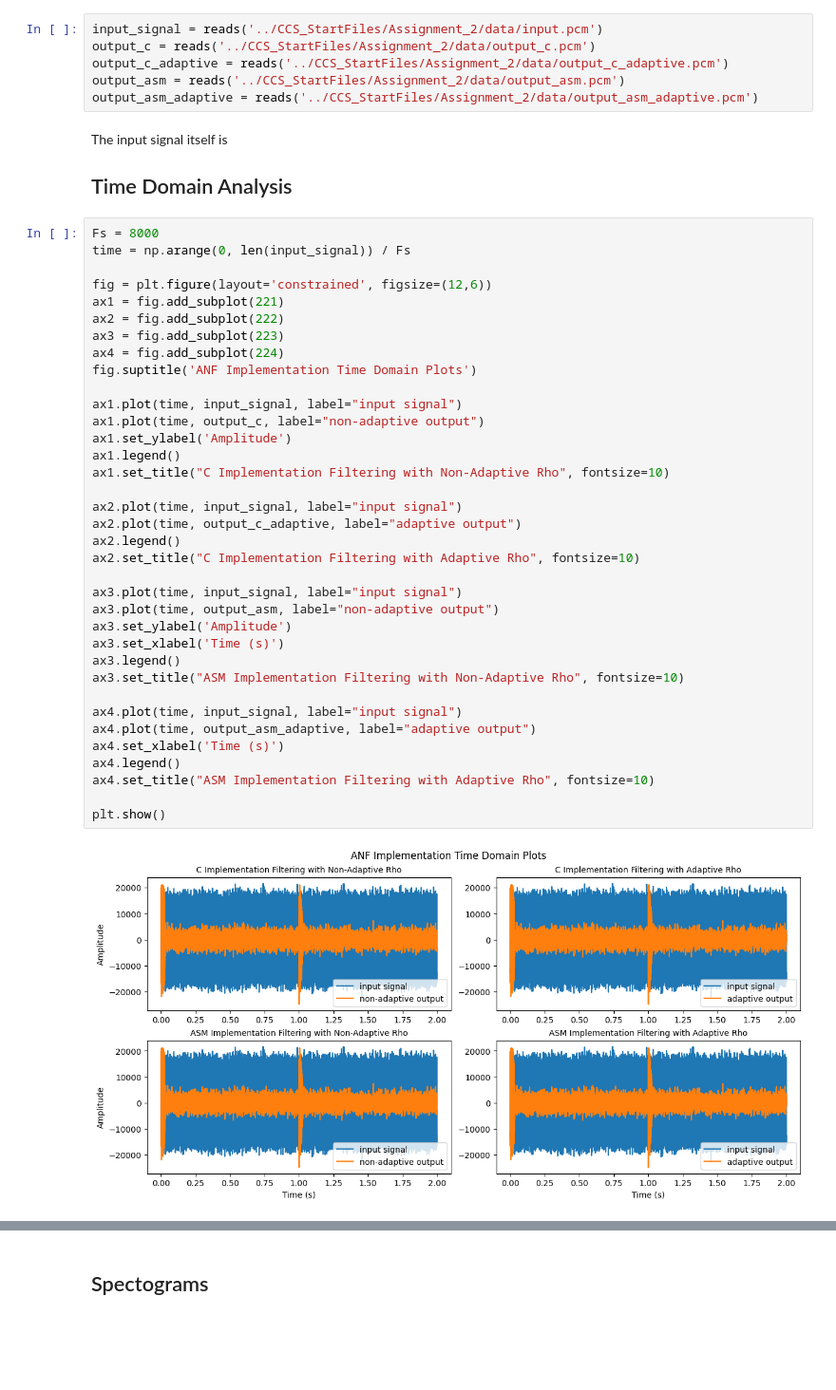
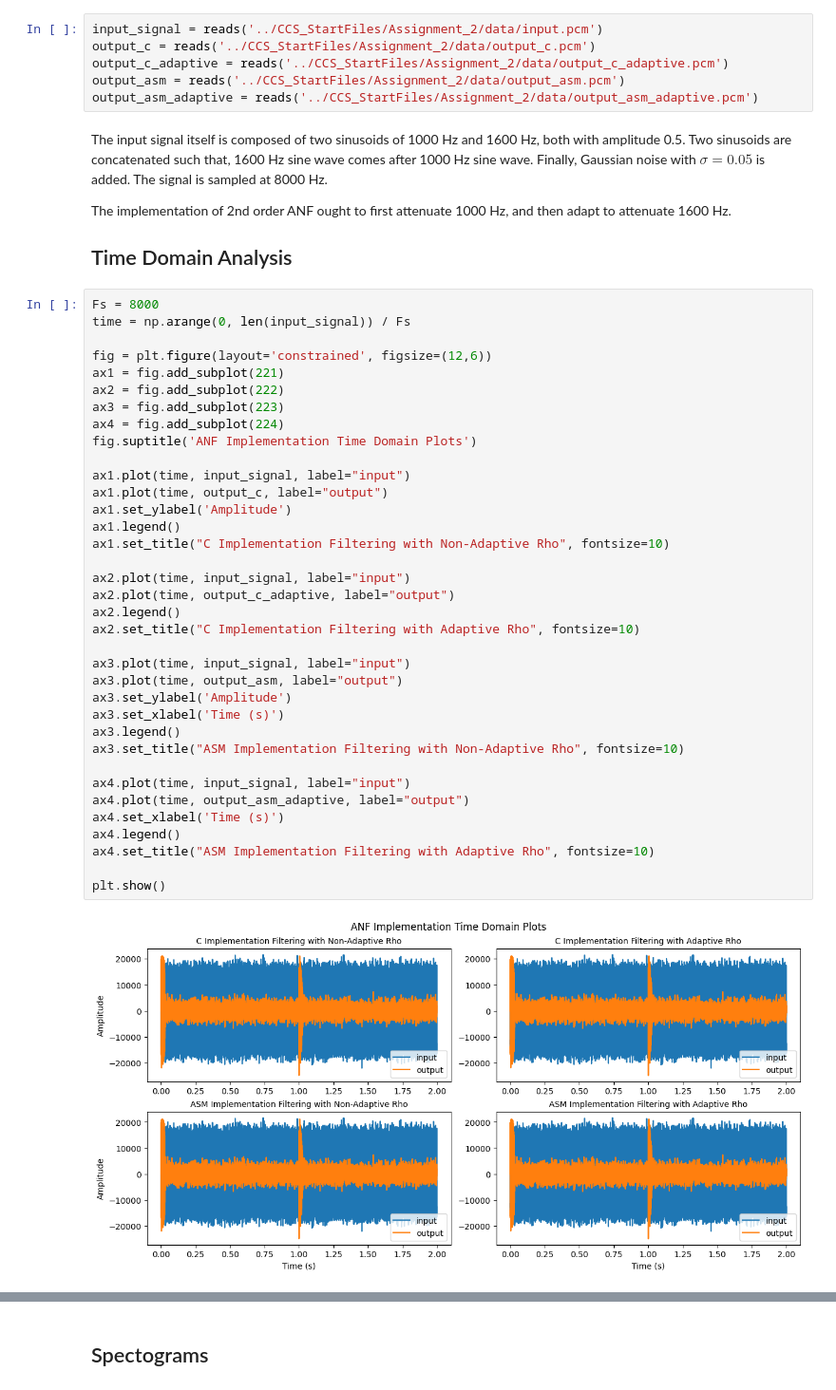
Before and after one commit to tori3112/real-time-2-anf, a Jupyter notebook: Python_StartFiles/signal_analysis.ipynb, the cells around one changed output, grey strips where cells are left out. Shown at 95% size. Cells and saved outputs as stored; diff of their text form; blank space fills up the shorter version.

```diff
--- a/Python_StartFiles/signal_analysis.ipynb
+++ b/Python_StartFiles/signal_analysis.ipynb
@@ -24,44 +22,46 @@ output_c_adaptive = reads('../CCS_StartFiles/Assignment_2/data/output_c_adaptive
 output_asm = reads('../CCS_StartFiles/Assignment_2/data/output_asm.pcm')
 output_asm_adaptive = reads('../CCS_StartFiles/Assignment_2/data/output_asm_adaptive.pcm')
 # %% [markdown]
-The input signal itself is
+The input signal itself is composed of two sinusoids of 1000 Hz and 1600 Hz, both with amplitude 0.5. Two sinusoids are concatenated such that, 1600 Hz sine wave comes after 1000 Hz sine wave. Finally, Gaussian noise with $\sigma=0.05$ is added. The signal is sampled at 8000 Hz.
+
+The implementation of 2nd order ANF ought to first attenuate 1000 Hz, and then adapt to attenuate 1600 Hz.
 
 ## Time Domain Analysis
 # %%
 Fs = 8000
 time = np.arange(0, len(input_signal)) / Fs
 
 fig = plt.figure(layout='constrained', figsize=(12,6))
 ax1 = fig.add_subplot(221)
 ax2 = fig.add_subplot(222)
 ax3 = fig.add_subplot(223)
 ax4 = fig.add_subplot(224)
 fig.suptitle('ANF Implementation Time Domain Plots')
 
-ax1.plot(time, input_signal, label="input signal")
-ax1.plot(time, output_c, label="non-adaptive output")
+ax1.plot(time, input_signal, label="input")
+ax1.plot(time, output_c, label="output")
 ax1.set_ylabel('Amplitude')
 ax1.legend()
 ax1.set_title("C Implementation Filtering with Non-Adaptive Rho", fontsize=10)
 
-ax2.plot(time, input_signal, label="input signal")
-ax2.plot(time, output_c_adaptive, label="adaptive output")
+ax2.plot(time, input_signal, label="input")
+ax2.plot(time, output_c_adaptive, label="output")
 ax2.legend()
 ax2.set_title("C Implementation Filtering with Adaptive Rho", fontsize=10)
 
-ax3.plot(time, input_signal, label="input signal")
-ax3.plot(time, output_asm, label="non-adaptive output")
+ax3.plot(time, input_signal, label="input")
+ax3.plot(time, output_asm, label="output")
 ax3.set_ylabel('Amplitude')
 ax3.set_xlabel('Time (s)')
 ax3.legend()
 ax3.set_title("ASM Implementation Filtering with Non-Adaptive Rho", fontsize=10)
 
-ax4.plot(time, input_signal, label="input signal")
-ax4.plot(time, output_asm_adaptive, label="adaptive output")
+ax4.plot(time, input_signal, label="input")
+ax4.plot(time, output_asm_adaptive, label="output")
 ax4.set_xlabel('Time (s)')
 ax4.legend()
 ax4.set_title("ASM Implementation Filtering with Adaptive Rho", fontsize=10)
 
 plt.show()
 # %% [output]
-[figure, old version]
+[figure, new version]
```
Also changed, not shown: parts of 15 cells of this notebook.
